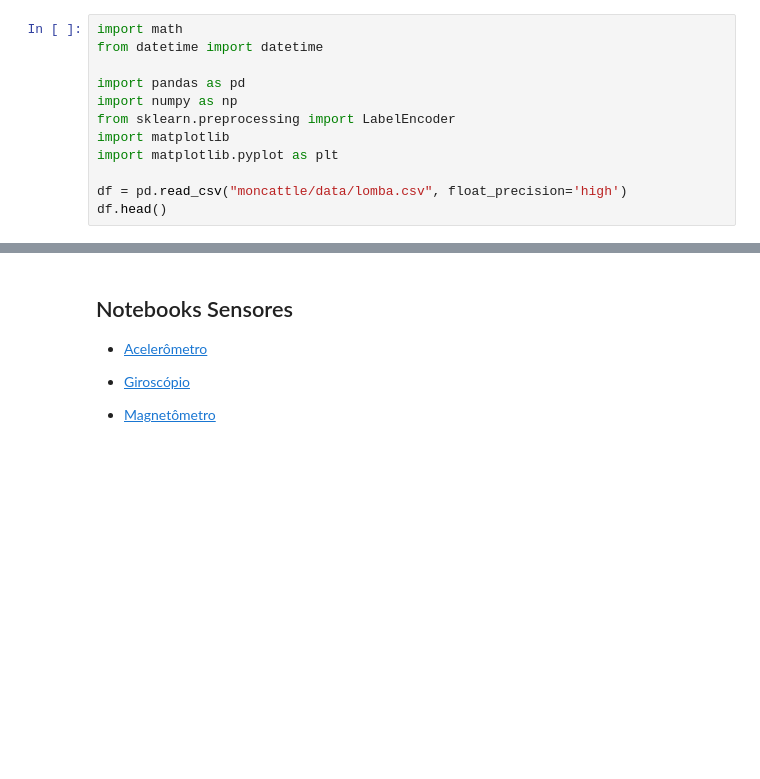
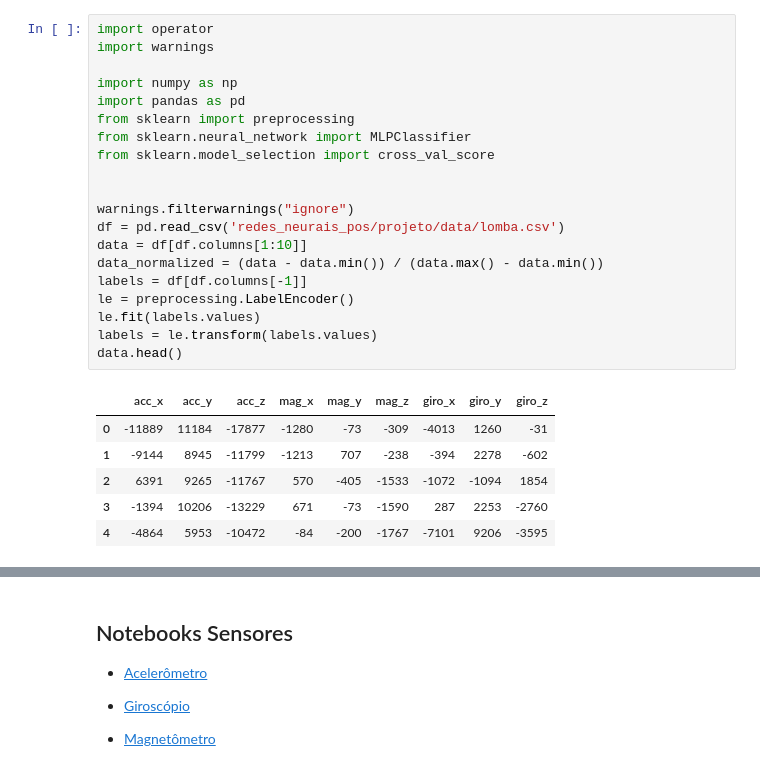
Before and after one commit to andssuu/redes_neurais_pos, a Jupyter notebook: projeto/notebooks/main.ipynb, the cells around one changed output, grey strips where cells are left out. Cells and saved outputs as stored; diff of their text form; blank space fills up the shorter version.

```diff
--- a/projeto/notebooks/main.ipynb
+++ b/projeto/notebooks/main.ipynb
@@ -42,15 +52,30 @@ A2 | A3 | B2 | B3 | C3 | C4 | D1 | D2 | D3 | D4 | Total
 
 
 # Visualização dos dados
-# %%
-import math
-from datetime import datetime
-
-import pandas as pd
-import numpy as np
-from sklearn.preprocessing import LabelEncoder
-import matplotlib
-import matplotlib.pyplot as plt
-
-df = pd.read_csv("moncattle/data/lomba.csv", float_precision='high')
-df.head()
+# %%
+import operator
+import warnings
+
+import numpy as np
+import pandas as pd
+from sklearn import preprocessing
+from sklearn.neural_network import MLPClassifier
+from sklearn.model_selection import cross_val_score
+
+
+warnings.filterwarnings("ignore")
+df = pd.read_csv('redes_neurais_pos/projeto/data/lomba.csv')
+data = df[df.columns[1:10]]
+data_normalized = (data - data.min()) / (data.max() - data.min())
+labels = df[df.columns[-1]]
+le = preprocessing.LabelEncoder()
+le.fit(labels.values)
+labels = le.transform(labels.values)
+data.head()
+# %% [output]
+|  | acc_x | acc_y | acc_z | mag_x | mag_y | mag_z | giro_x | giro_y | giro_z |
+| 0 | -11889 | 11184 | -17877 | -1280 | -73 | -309 | -4013 | 1260 | -31 |
+| 1 | -9144 | 8945 | -11799 | -1213 | 707 | -238 | -394 | 2278 | -602 |
+| 2 | 6391 | 9265 | -11767 | 570 | -405 | -1533 | -1072 | -1094 | 1854 |
+| 3 | -1394 | 10206 | -13229 | 671 | -73 | -1590 | 287 | 2253 | -2760 |
+| 4 | -4864 | 5953 | -10472 | -84 | -200 | -1767 | -7101 | 9206 | -3595 |
```
Also changed, not shown: parts of 4 cells of this notebook.
